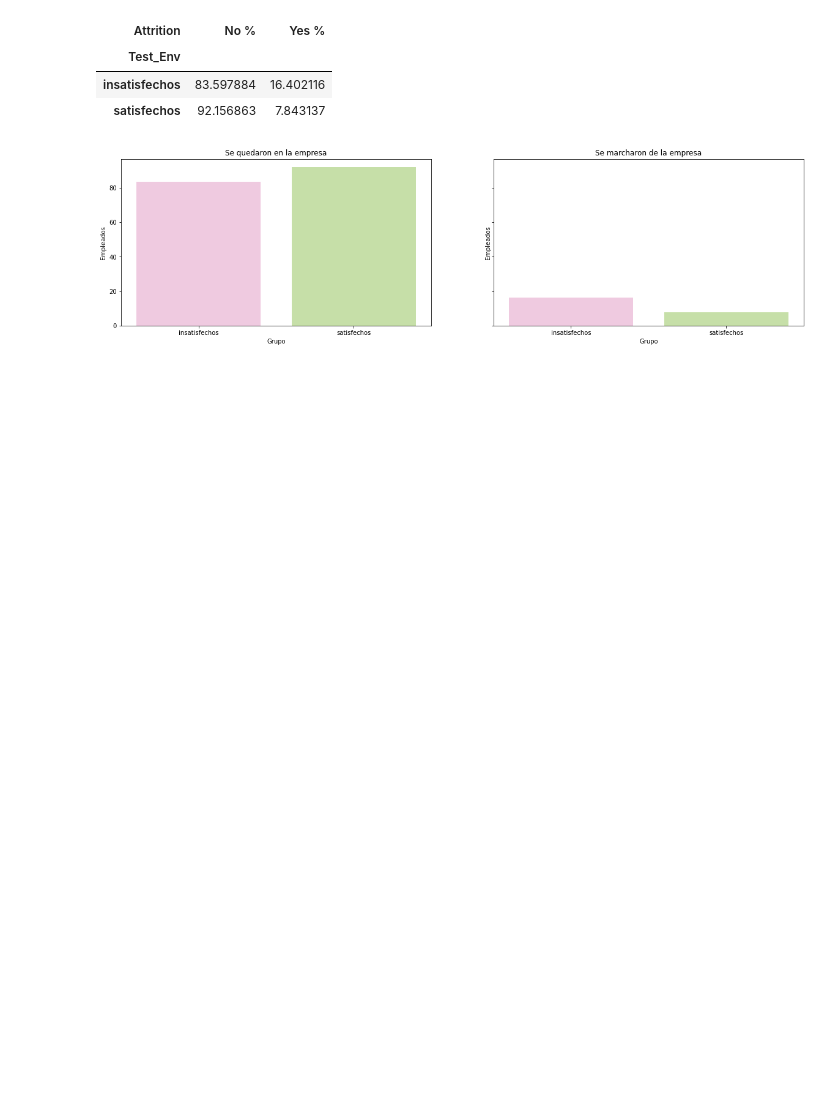
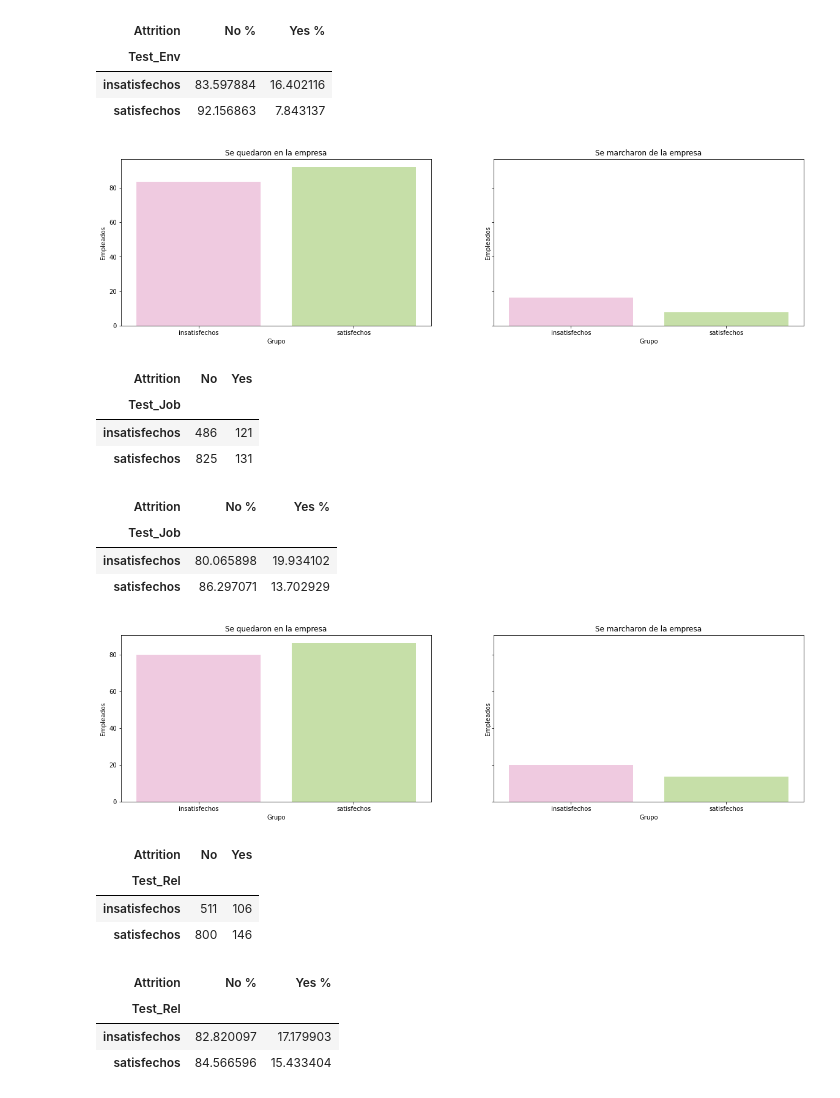
Before and after one commit to raquelmartinrodriguez/proyecto-da-promo-G-modulo-3-team-1, a Jupyter notebook: notebooks/04-testing/ab_testing.ipynb, the cells around one changed output. Drawn from its saved outputs; the diff is of its cells as text; code cells hidden in the pictures; blank space fills up the shorter version.

```diff
--- a/notebooks/04-testing/ab_testing.ipynb
+++ b/notebooks/04-testing/ab_testing.ipynb
@@ -152,3 +147,46 @@ axes[1].set_xlabel("Grupo")
 axes[1].set_ylabel("Empleados");
 # %% [output]
 [figure]
+# %%
+df2['Test_Job'] = df2['JobSatisfaction'].apply(lambda x : 'satisfechos' if x >= 3 else 'insatisfechos')
+# %%
+tabla_contingencia3 = pd.crosstab(df2['Test_Job'], df2['Attrition'])
+tabla_contingencia3
+# %% [output]
+| Attrition | No | Yes |
+| Test_Job |  |  |
+| insatisfechos | 486 | 121 |
+| satisfechos | 825 | 131 |
+# %%
+# Calcular el porcentaje para 'No' en cada fila
+tabla_contingencia3['No %'] = tabla_contingencia3['No'] / (tabla_contingencia3['No'] + tabla_contingencia3['Yes']) * 100
+
+# Usar los valores originales de 'Yes' para calcular el porcentaje en cada fila
+tabla_contingencia3['Yes %'] = tabla_contingencia3['Yes'] / (tabla_contingencia3['No'] + tabla_contingencia3['Yes']) * 100
+
+# Mostrar el DataFrame actualizado
+tabla_contingencia3.drop(['No' , 'Yes'], inplace = True, axis = 1)
+# %%
+tabla_contingencia3
+# %% [output]
+| Attrition | No % | Yes % |
+| Test_Job |  |  |
+| insatisfechos | 80.065898 | 19.934102 |
+| satisfechos | 86.297071 | 13.702929 |
+# %%
+# hacemos un análisis visual previo
+fig, axes = plt.subplots(nrows = 1, ncols = 2, figsize = (20, 5), sharey=True)
+
+sns.barplot(x=tabla_contingencia3.index, y="No %", data=tabla_contingencia3,  palette = "PiYG", ax = axes[0])
+sns.barplot(x=tabla_contingencia3.index, y="Yes %", data=tabla_contingencia3,  palette = "PiYG", ax = axes[1])
+
+axes[0].set_title("Se quedaron en la empresa")
+axes[1].set_title("Se marcharon de la empresa")
+
+axes[0].set_xlabel("Grupo")
+axes[0].set_ylabel("Empleados")
+
+axes[1].set_xlabel("Grupo")
+axes[1].set_ylabel("Empleados");
+# %% [output]
+[figure, added]
@@ -154,0 +195,8 @@ axes[1].set_ylabel("Empleados");
+# %%
+tabla_contingencia4 = pd.crosstab(df2['Test_Rel'], df2['Attrition'])
+tabla_contingencia4
+# %% [output]
+| Attrition | No | Yes |
+| Test_Rel |  |  |
+| insatisfechos | 511 | 106 |
+| satisfechos | 800 | 146 |
@@ -154,0 +212,7 @@ axes[1].set_ylabel("Empleados");
+# %%
+tabla_contingencia4
+# %% [output]
+| Attrition | No % | Yes % |
+| Test_Rel |  |  |
+| insatisfechos | 82.820097 | 17.179903 |
+| satisfechos | 84.566596 | 15.433404 |
```
Also changed, not shown: parts of 5 cells of this notebook.
